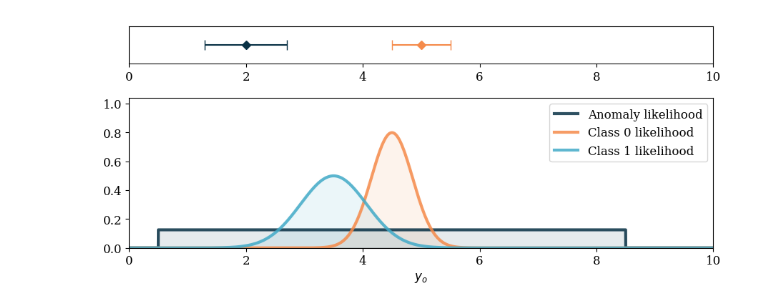
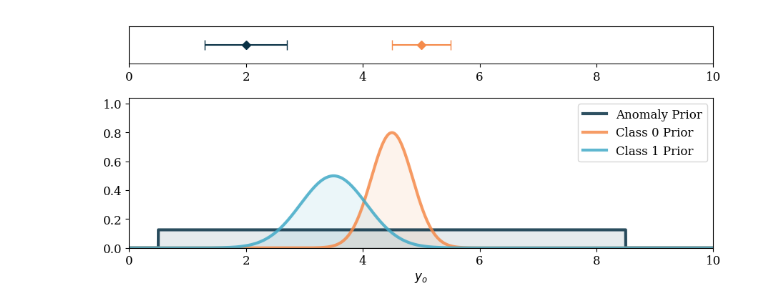
Before and after one commit to ethyroberts/ML-group, a Jupyter notebook: anomaly-plot.ipynb, the cells around one changed output. Saved outputs shown, nothing was run; the diff lists cells and outputs as text; code cells hidden in the pictures.

Commit message:
Changed legend description from lielihood to prior

```diff
--- a/anomaly-plot.ipynb
+++ b/anomaly-plot.ipynb
@@ -42,29 +42,29 @@ mpl.rcParams['font.size'] = 12.0
 # %%
 fig = plt.figure(figsize=[9,4],dpi=100)
 gs = gridspec.GridSpec(2, 1, height_ratios=[1,4])
 
 ax1 = fig.add_subplot(gs[1])
-line1, = ax1.plot(th.x,th.y,color=c2,label='Anomaly likelihood')
-line2, = ax1.plot(g0.x,g0.y,color=c1,label='Class 0 likelihood')
-line3, = ax1.plot(g1.x,g1.y,color=c0,label='Class 1 likelihood')
+line1, = ax1.plot(th.x,th.y,color=c2,label='Anomaly Prior')
+line2, = ax1.plot(g0.x,g0.y,color=c1,label='Class 0 Prior')
+line3, = ax1.plot(g1.x,g1.y,color=c0,label='Class 1 Prior')
 for line in [line1,line2,line3]:
     line.set_linewidth(3)
     line.set_alpha(0.85)
     ax1.fill(line.get_data()[0],line.get_data()[1],color=line.get_color(),alpha=0.1)
 ax1.set_xlabel(r'$y_o$')
 ax1.set_ylim([0,ax1.get_ylim()[1]+0.2])
 #ax1.set_yticks(ax1.get_yticks()[::2])
 ax1.legend()
 
 ax2 = fig.add_subplot(gs[0], sharex=ax1)
 ax2.errorbar([2],[0],xerr=[0.7],fmt='D',color=c2,capsize=5)
 ax2.errorbar([5],[0],xerr=[0.5],fmt='D',color=c1,capsize=5)
 ax2.set_yticks([])
 ax2.set_xlim([xmin,xmax])
 
 fig.tight_layout()
 #plt.savefig('../figures/anomaly_schematic.pdf')
 #plt.close()
 plt.show()
 # %% [output]
-[figure, old version]
+[figure, new version]
```
